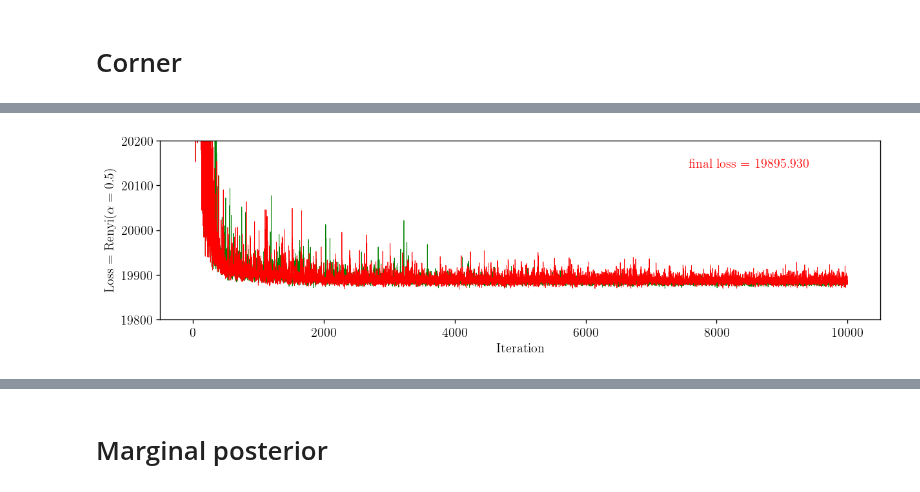
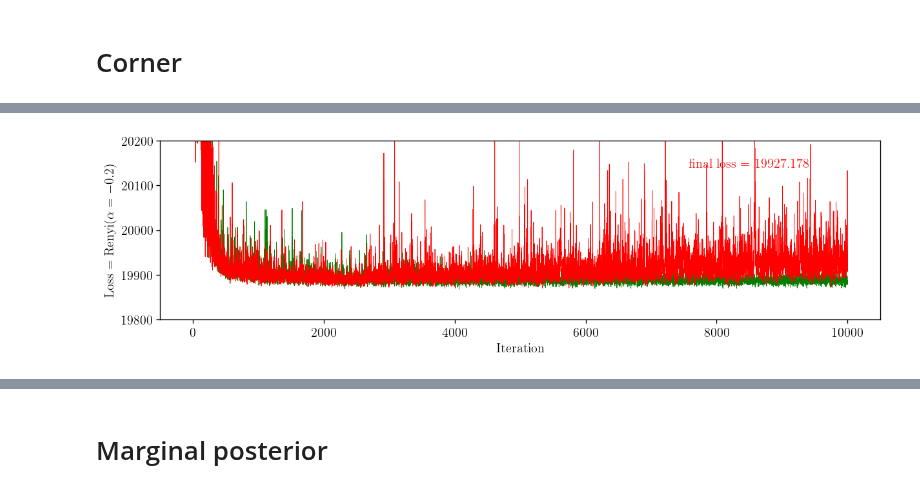
Before and after one commit to smsharma/fermi-prob-prog, a Jupyter notebook: production/view.ipynb, the cells around one changed output, grey strips where cells are left out. Cells and saved outputs as stored; diff of their text form; code cells hidden in the pictures.

```diff
--- a/production/view.ipynb
+++ b/production/view.ipynb
@@ -71,19 +87,19 @@ total 22648
 # %%
 config_dict = {
-    '0' : ('../outputs/fit/svi_Dbase23fix_Mbase23fix_7exp_a0.5_lf_expdlr/i0_n50000_ns10000.p', 'g'),
-    '1' : ('../outputs/fit/svi_Dbase23fix_Mbase23fix_7exp_a0.01_lf_expdlr/i0_n50000_ns10000.p', 'r'),
+    '0' : ('../outputs/fit/svi_Dbase23fix_Mbase23fix_7exp_a0.01_lf_expdlr/i0_n50000_ns10000.p', 'g'),
+    '1' : ('../outputs/fit/svi_Dbase23fix_Mbase23fix_7exp_a-0.2_lf_expdlr/i0_n50000_ns10000.p', 'r'),
     # 'SVI1' : ('../outputs/fit/svi_Dbase23fix_Mbase23fix_7exp_a0.2_adamw/i0_n50000_ns10000.p', 'r'),
 }
 fig, ax = plt.subplots(1, 1, figsize=(12, 3))
 for key, (path, color) in config_dict.items():
     run_name = path.split('/')[-2]
     losses_name = path[:-2] + '_losses.p'
     losses = pickle.load(open(losses_name, 'rb'))
     ax.plot(losses, color=color, lw=0.5)
 
 ax.text(0.9, 0.9, f'final loss = {losses[-1]:.3f}', transform=ax.transAxes, ha='right', va='top', color=color)
 ax.set(ylim=(19800, 20200))
-ax.set(xlabel='Iteration', ylabel=r'Loss = Renyi($\alpha=0.5$)');
+ax.set(xlabel='Iteration', ylabel=r'Loss = Renyi($\alpha=-0.2$)');
 # %% [output]
-[figure, old version]
+[figure, new version]
 # %%
```
Also changed, not shown: parts of 3 cells of this notebook, 4 other files.
